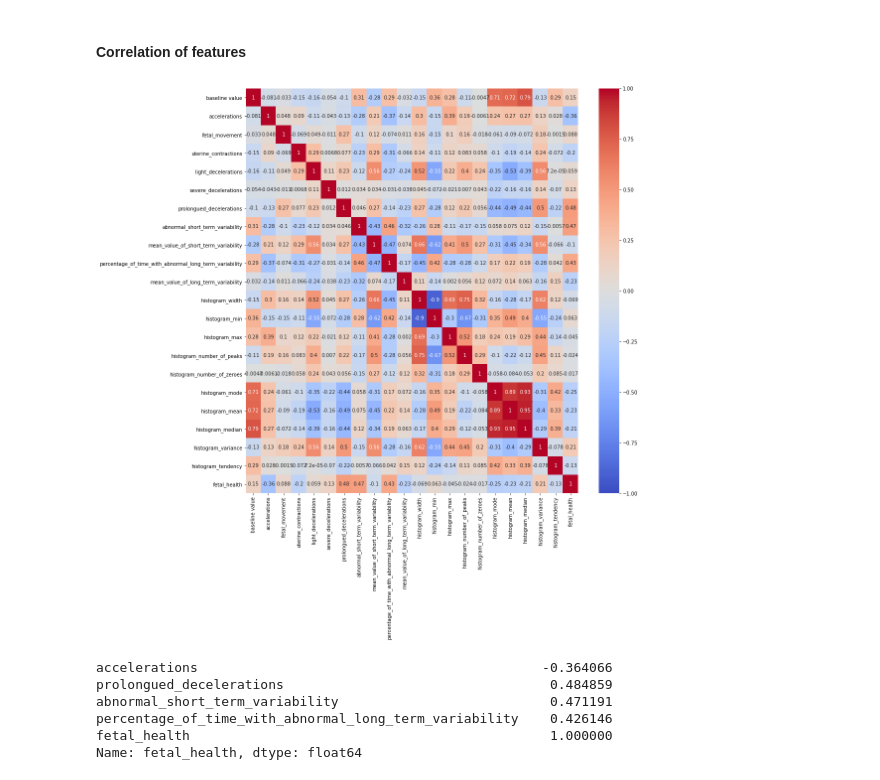
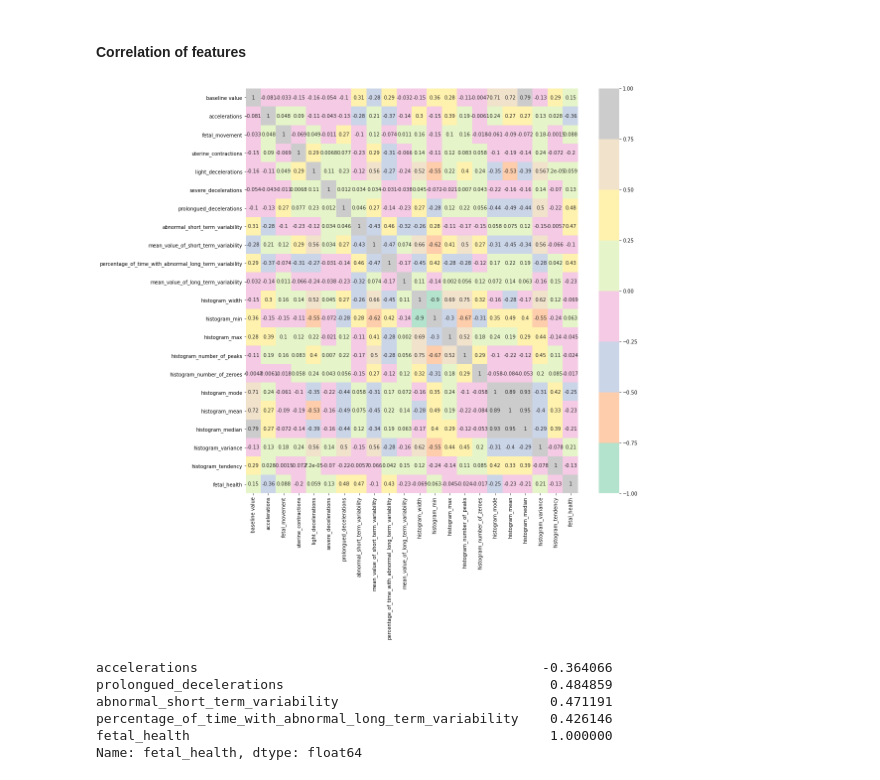
Before and after one commit to yeelacitron/Data-science-project, a Jupyter notebook: fh kaggel project.ipynb, the cells around one changed output. Cells and saved outputs as stored; diff of their text form; code cells hidden in the pictures.

```diff
--- a/fh kaggel project.ipynb
+++ b/fh kaggel project.ipynb
@@ -119,10 +117,10 @@ plt.show()
 # %%
 corr = fh.corr()
 ax, fig = plt.subplots(figsize=(15,15))
-sns.heatmap(corr, vmin=-1, cmap='coolwarm', annot=True)
+sns.heatmap(corr, vmin=-1, cmap='Pastel2', annot=True)
 plt.show()
 # %% [output]
-[figure, old version]
+[figure, new version]
 # %%
 corr[abs(corr['fetal_health']) > 0.3]['fetal_health']
 # %% [output]
```
Also changed, not shown: parts of 41 cells of this notebook, 3 other files.
